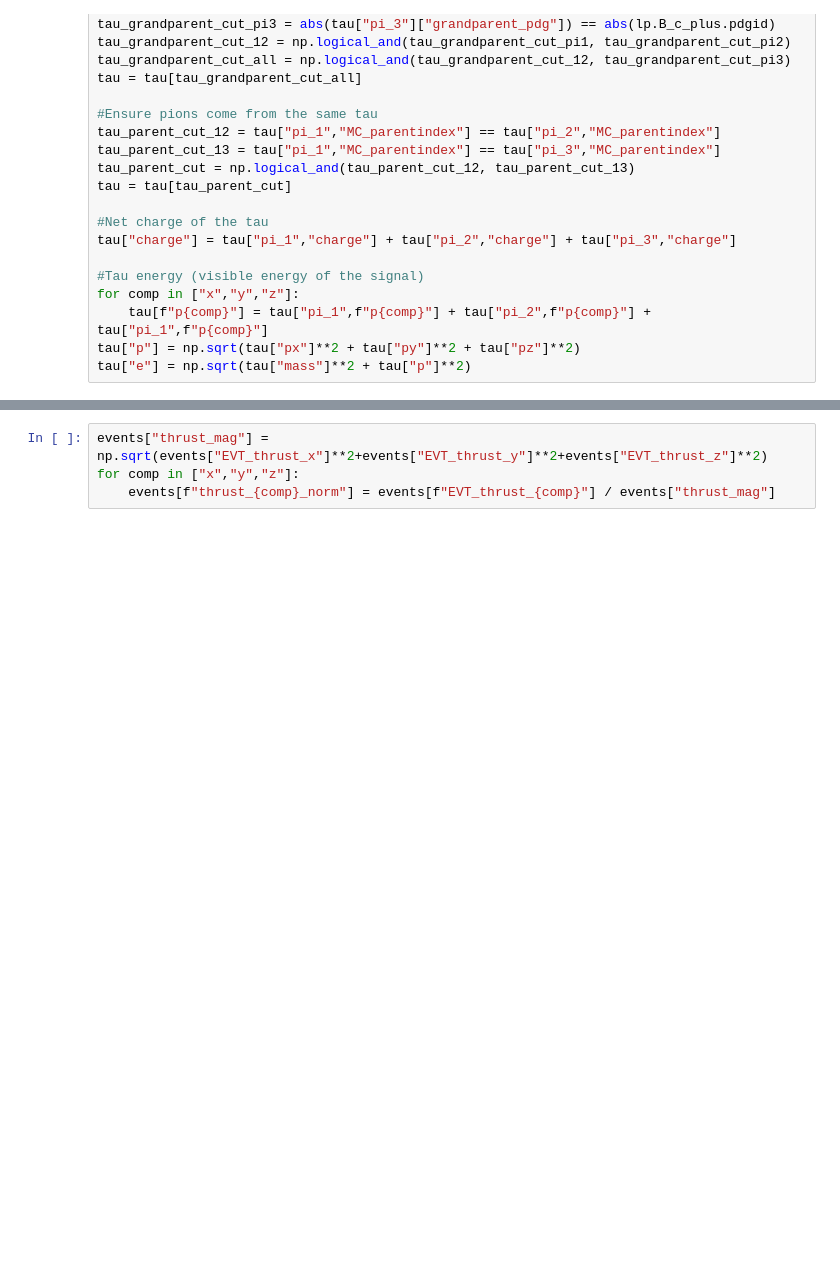
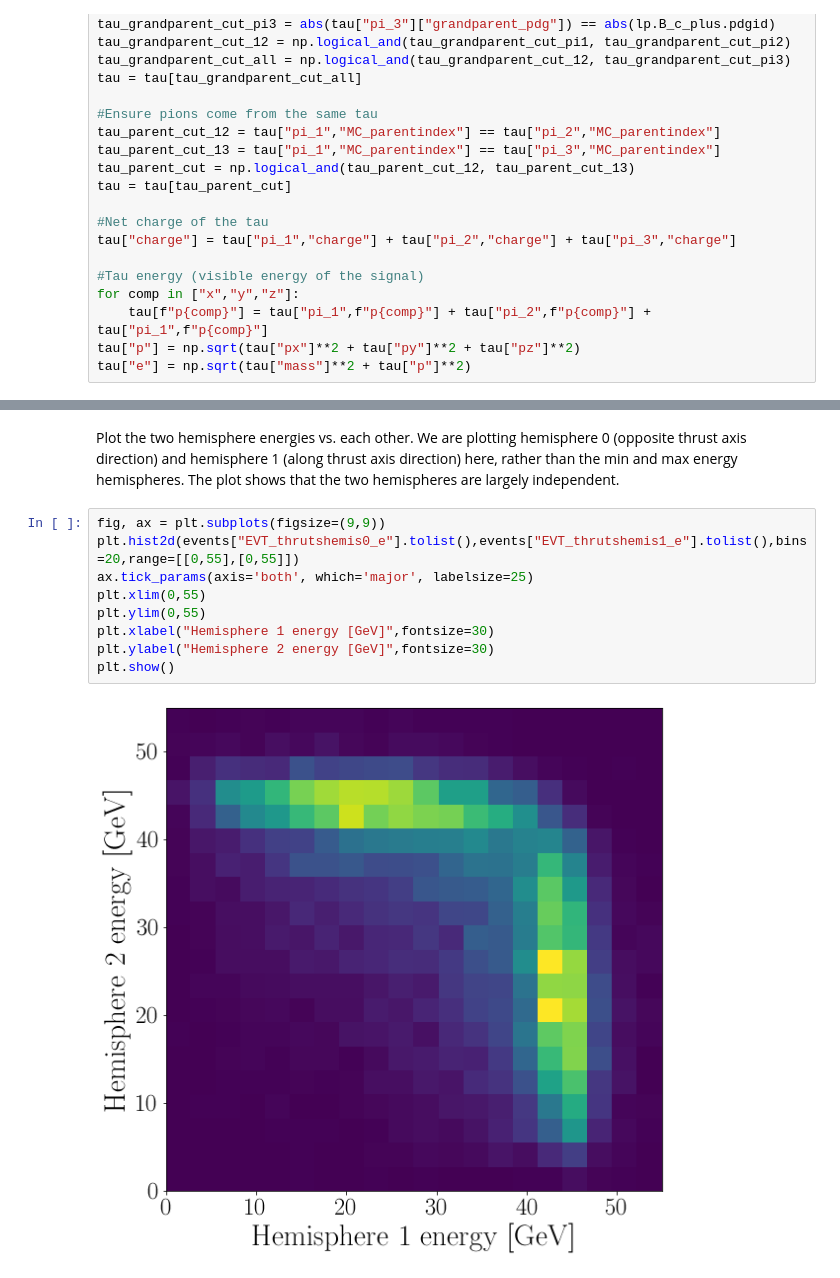
Before and after one commit to donalhill/fcc_python_tools, a Jupyter notebook: analysis/Bc2TauNu/build_Bc2TauNu.ipynb, the cells around one changed output, grey strips where cells are left out. Drawn from its saved outputs; the diff is of its cells as text; blank space fills up the shorter version.

```diff
--- a/analysis/Bc2TauNu/build_Bc2TauNu.ipynb
+++ b/analysis/Bc2TauNu/build_Bc2TauNu.ipynb
@@ -155,4 +154,13 @@ plt.show()
-# %%
-events["thrust_mag"] = np.sqrt(events["EVT_thrust_x"]**2+events["EVT_thrust_y"]**2+events["EVT_thrust_z"]**2)
-for comp in ["x","y","z"]:
-    events[f"thrust_{comp}_norm"] = events[f"EVT_thrust_{comp}"] / events["thrust_mag"]
+# %% [markdown]
+Plot the two hemisphere energies vs. each other. We are plotting hemisphere 0 (opposite thrust axis direction) and hemisphere 1 (along thrust axis direction) here, rather than the min and max energy hemispheres. The plot shows that the two hemispheres are largely independent.
+# %%
+fig, ax = plt.subplots(figsize=(9,9))
+plt.hist2d(events["EVT_thrutshemis0_e"].tolist(),events["EVT_thrutshemis1_e"].tolist(),bins=20,range=[[0,55],[0,55]])
+ax.tick_params(axis='both', which='major', labelsize=25)
+plt.xlim(0,55)
+plt.ylim(0,55)
+plt.xlabel("Hemisphere 1 energy [GeV]",fontsize=30)
+plt.ylabel("Hemisphere 2 energy [GeV]",fontsize=30)
+plt.show()
+# %% [output]
+[figure, added]
```
Also changed, not shown: parts of 29 cells of this notebook.
